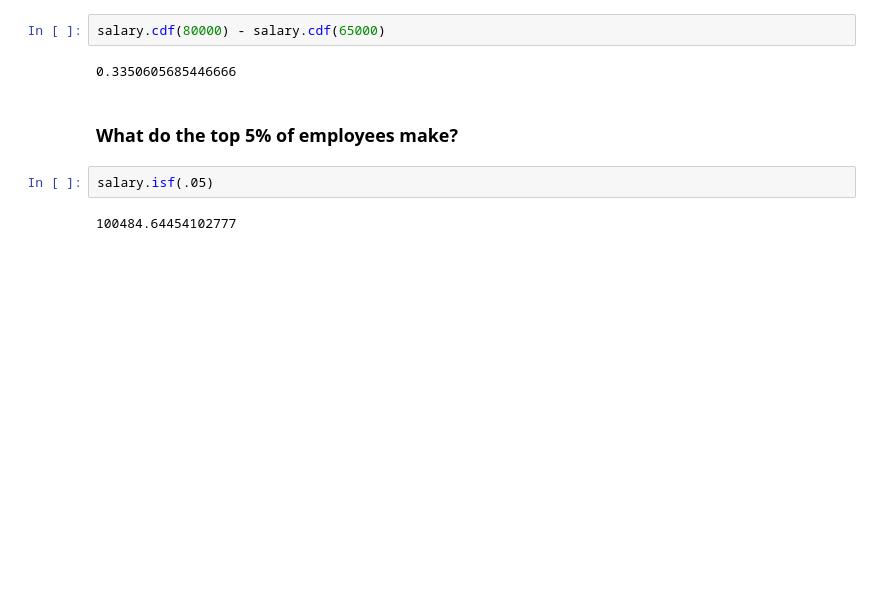
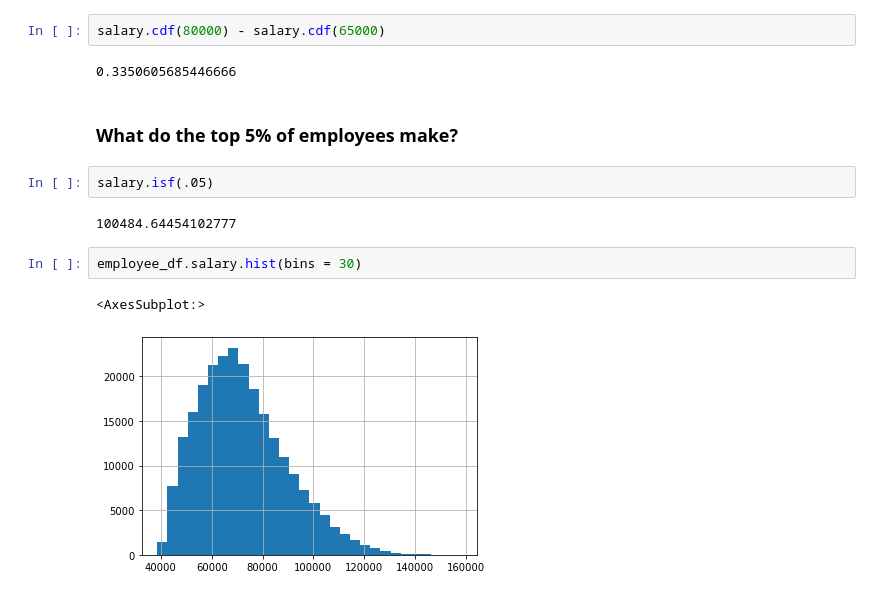
Before and after one commit to brentschriver/statistics-exercises, a Jupyter notebook: probability_distributions.ipynb, the cells around one changed output. Drawn from its saved outputs; the diff is of its cells as text; blank space fills up the shorter version.

```diff
--- a/probability_distributions.ipynb
+++ b/probability_distributions.ipynb
@@ -235,3 +235,8 @@ salary.cdf(80000) - salary.cdf(65000)
 salary.isf(.05)
 # %% [output]
 100484.64454102777
+# %%
+employee_df.salary.hist(bins = 30)
+# %% [output]
+<AxesSubplot:>
+[figure, added]
```
